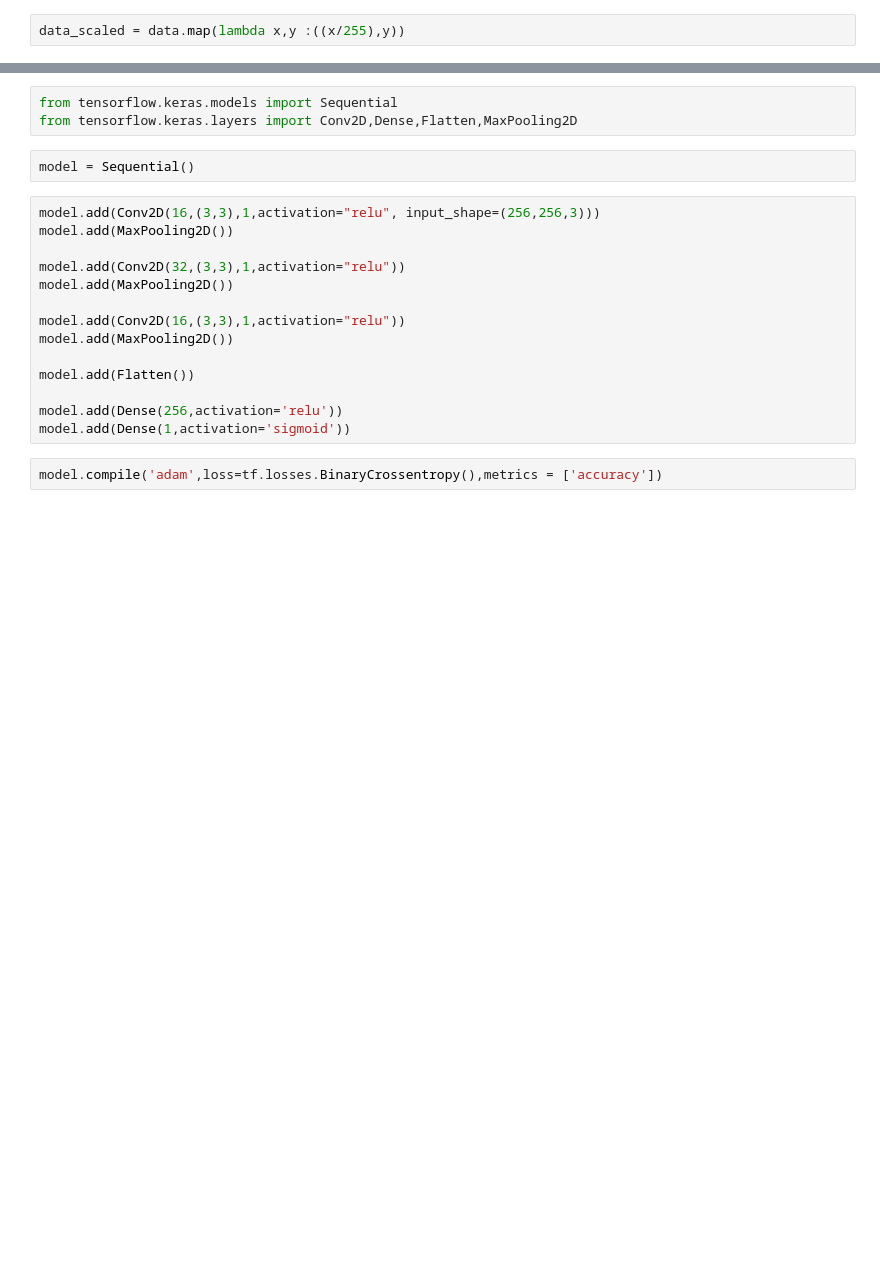
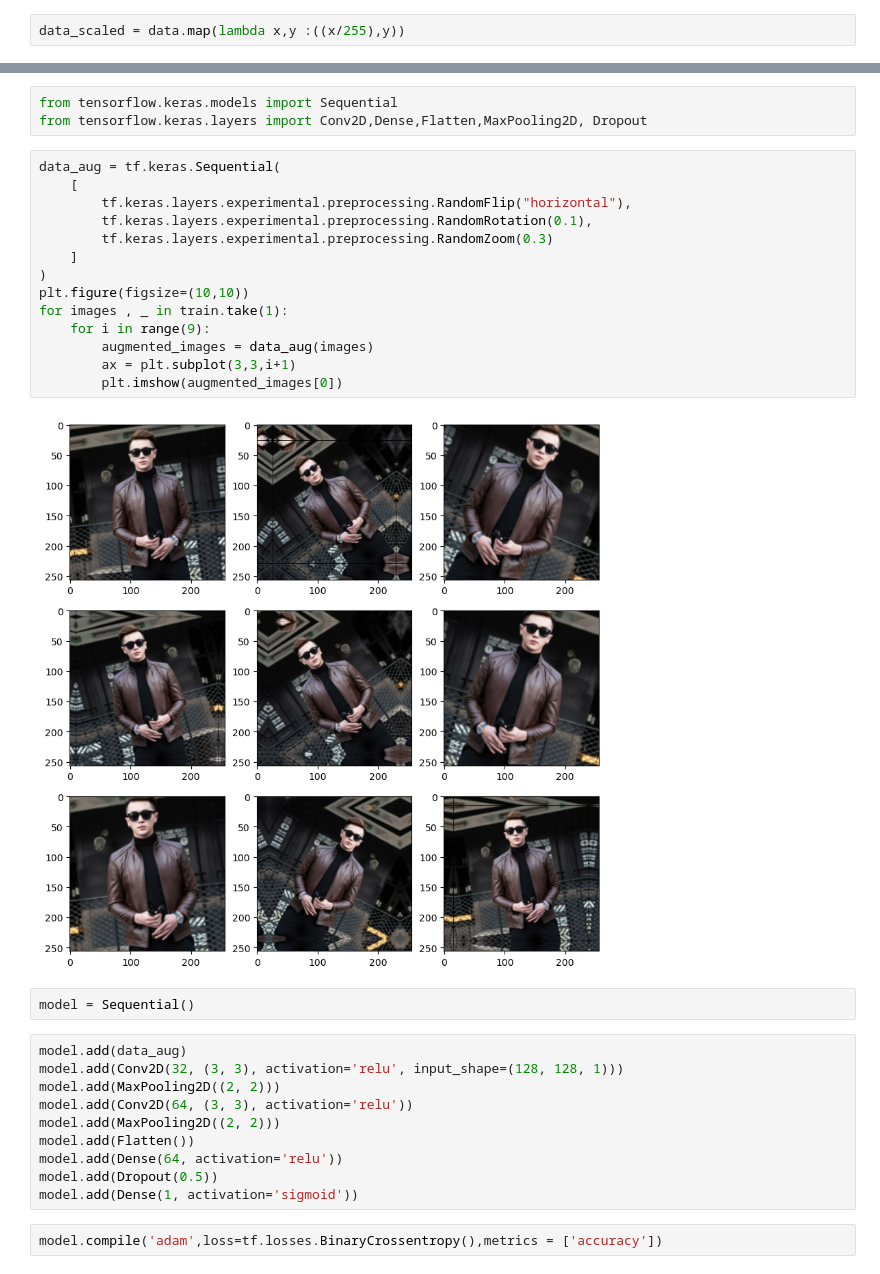
Before and after one commit to OkabeRintaro10/AIArtDetection, a Jupyter notebook: CNN_Image.ipynb, the cells around one changed output, grey strips where cells are left out. Cells and saved outputs as stored; diff of their text form; blank space fills up the shorter version.

```diff
--- a/CNN_Image.ipynb
+++ b/CNN_Image.ipynb
@@ -111,21 +116,33 @@ validation = data.skip(train_size).take(val_size)
 # %%
 from tensorflow.keras.models import Sequential
-from tensorflow.keras.layers import Conv2D,Dense,Flatten,MaxPooling2D
+from tensorflow.keras.layers import Conv2D,Dense,Flatten,MaxPooling2D, Dropout
+# %%
+data_aug = tf.keras.Sequential(
+    [
+        tf.keras.layers.experimental.preprocessing.RandomFlip("horizontal"),
+        tf.keras.layers.experimental.preprocessing.RandomRotation(0.1),
+        tf.keras.layers.experimental.preprocessing.RandomZoom(0.3)
+    ]
+)
+plt.figure(figsize=(10,10))
+for images , _ in train.take(1):
+    for i in range(9):
+        augmented_images = data_aug(images)
+        ax = plt.subplot(3,3,i+1)
+        plt.imshow(augmented_images[0])
+# %% [output]
+[figure, added]
 # %%
 model = Sequential()
 # %%
-model.add(Conv2D(16,(3,3),1,activation="relu", input_shape=(256,256,3)))
-model.add(MaxPooling2D())
-
-model.add(Conv2D(32,(3,3),1,activation="relu"))
-model.add(MaxPooling2D())
-
-model.add(Conv2D(16,(3,3),1,activation="relu"))
-model.add(MaxPooling2D())
-
+model.add(data_aug)
+model.add(Conv2D(32, (3, 3), activation='relu', input_shape=(128, 128, 1)))
+model.add(MaxPooling2D((2, 2)))
+model.add(Conv2D(64, (3, 3), activation='relu'))
+model.add(MaxPooling2D((2, 2)))
 model.add(Flatten())
-
-model.add(Dense(256,activation='relu'))
-model.add(Dense(1,activation='sigmoid'))
+model.add(Dense(64, activation='relu'))
+model.add(Dropout(0.5))
+model.add(Dense(1, activation='sigmoid'))
 # %%
 model.compile('adam',loss=tf.losses.BinaryCrossentropy(),metrics = ['accuracy'])
```
Also changed, not shown: parts of 24 cells of this notebook.
